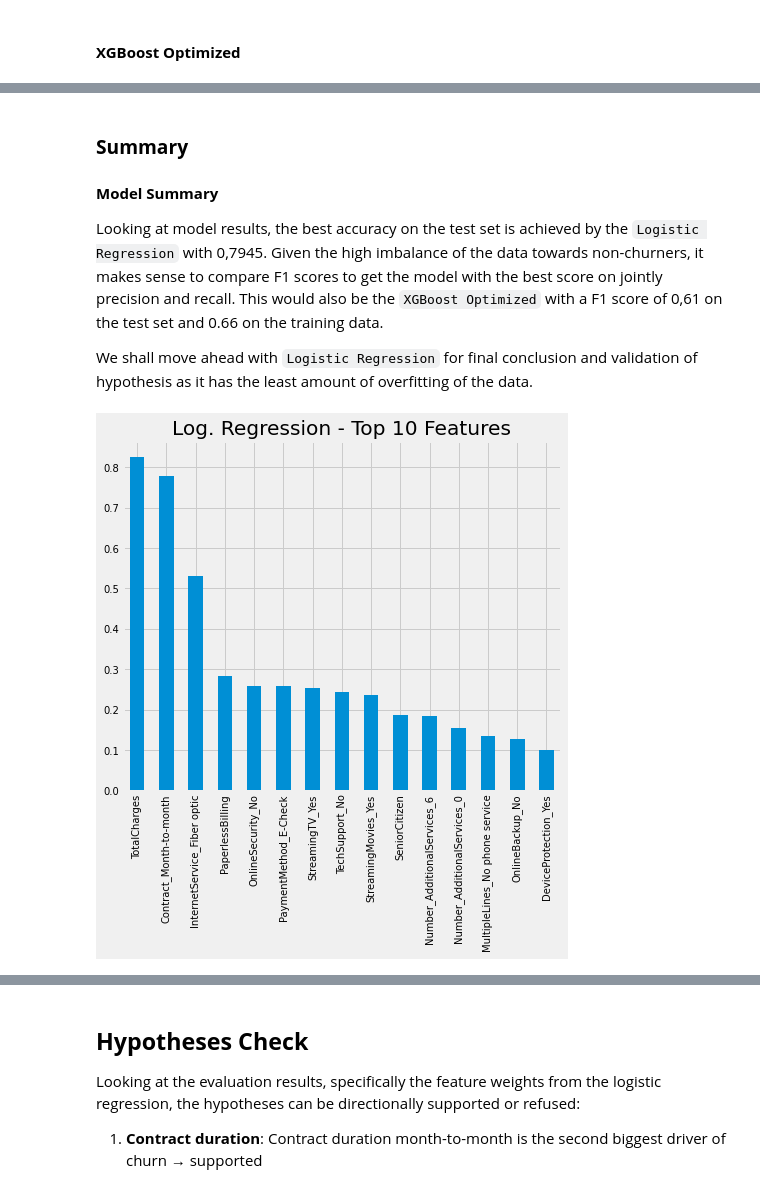
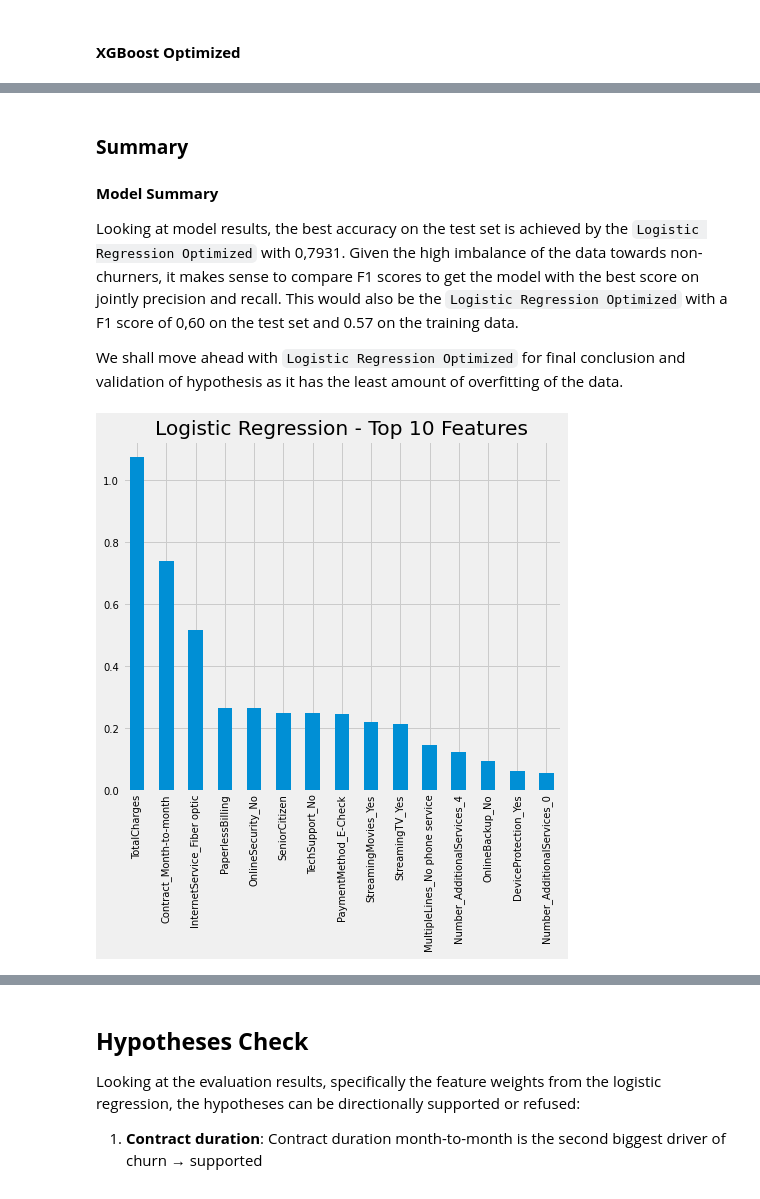
Before and after one commit to sukhmanib93/Churn-PRediction, a Jupyter notebook: TelcoCustomerChurnPrediction.ipynb, the cells around one changed output, grey strips where cells are left out. Drawn from its saved outputs; the diff is of its cells as text; code cells hidden in the pictures.

```diff
--- a/TelcoCustomerChurnPrediction.ipynb
+++ b/TelcoCustomerChurnPrediction.ipynb
@@ -463,10 +465,9 @@ For conduction of model training and testing steps, the data set is split into 8
 #Applying sklearn's splitter function train_test_split
 from sklearn.model_selection import train_test_split
 
-X1 = telco_data.drop('Churn', axis=1)
-X = X1.values
+X = telco_data.drop('Churn', axis=1)
 y = telco_data['Churn'].values
-X_train, X_test, y_train, y_test = train_test_split(X, y, test_size=0.2, random_state=42, stratify = y)
+X_train, X_test, y_train, y_test = train_test_split(X, y, test_size=0.2, random_state=42)
 # %% [markdown]
 ## **Model Evaluation Metric**
 
@@ -636,9 +641,10 @@ F1 on test set :  0.5401844532279314
 # %% [markdown]
 #### **Logistic Regression**
 # %%
+%%time
 from sklearn.linear_model import LogisticRegression
 
 # Instanciate and train the logistic regression model based on the training set.
 logreg = LogisticRegression(max_iter=1000)
-logreg.fit(X_train, y_train)
+logreg = logreg.fit(X_train, y_train)
 # %% [output]
@@ -1124,10 +1044,10 @@ comparison_frame
 # %% [markdown]
 ### **Summary**
 #### **Model Summary**
-Looking at model results, the best accuracy on the test set is achieved by the `Logistic Regression` with 0,7945. Given the high imbalance of the data towards non-churners, it makes sense to compare F1 scores to get the model with the best score on jointly precision and recall. This would also be the `XGBoost Optimized` with a F1 score of 0,61 on the test set and 0.66 on the training data.
+Looking at model results, the best accuracy on the test set is achieved by the `Logistic Regression Optimized` with 0,7931. Given the high imbalance of the data towards non-churners, it makes sense to compare F1 scores to get the model with the best score on jointly precision and recall. This would also be the `Logistic Regression Optimized` with a F1 score of 0,60 on the test set and 0.57 on the training data.
 
-We shall move ahead with `Logistic Regression` for final conclusion and validation of hypothesis as it has the least amount of overfitting of the data.
+We shall move ahead with `Logistic Regression Optimized` for final conclusion and validation of hypothesis as it has the least amount of overfitting of the data.
 # %%
-feature_weights(X1, logreg, 'Log. Regression')
+feature_weights(X, logreg, 'Logistic Regression')
 # %% [output]
-[figure, old version]
+[figure, new version]
```
Also changed, not shown: parts of 34 cells of this notebook.
